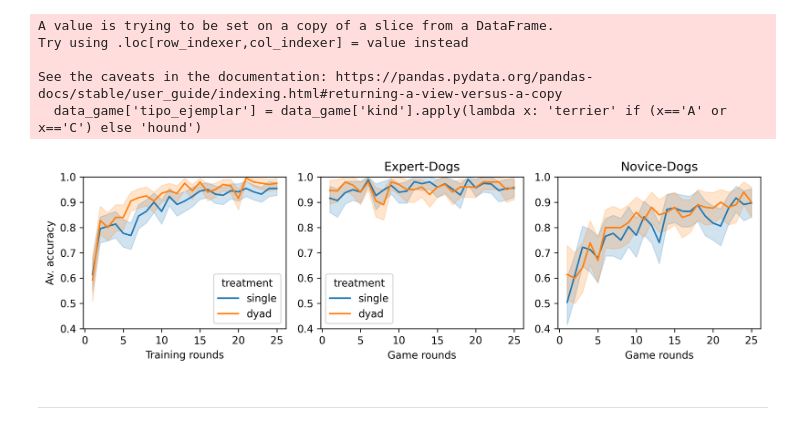
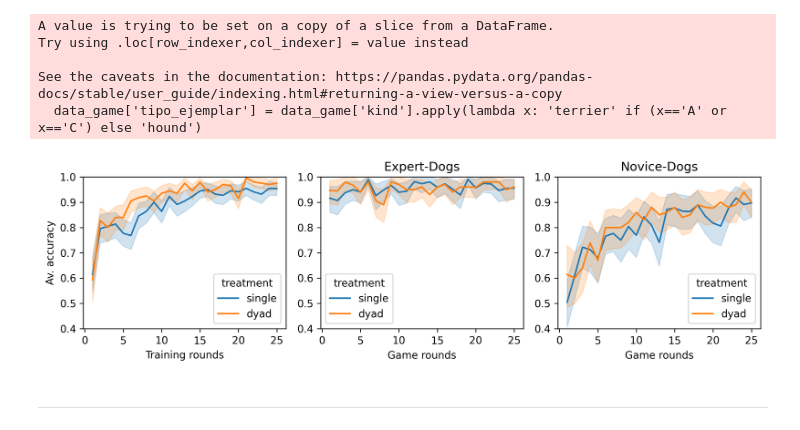
Before and after one commit to EAndrade-Lotero/SPUoDLL, a Jupyter notebook: Results.ipynb, the cells around one changed output. Saved outputs shown, nothing was run; the diff lists cells and outputs as text; code cells hidden in the pictures.

```diff
--- a/Results.ipynb
+++ b/Results.ipynb
@@ -759,25 +865,25 @@ See the caveats in the documentation: https://pandas.pydata.org/pandas-docs/stab
 # %%
 fig, ax = plt.subplots(1, 3, figsize=(10,3), dpi=300)
 sns.lineplot(x='round', y='accuracy', hue='treatment', data=data_training, ci=95, ax=ax[0])
 sns.lineplot(x='round', y='accuracy', hue='treatment', data=dfE, ci=95, ax=ax[1])
 sns.lineplot(x='round', y='accuracy', hue='treatment', data=dfN, ci=95, ax=ax[2])
 ax[0].set_ylim(0.4, 1)
 ax[0].set_xlabel('Training rounds')
 ax[0].set_ylabel('Av. accuracy')
 ax[0].set_ylim(0.4, 1)
 ax[1].set_title("Expert-Dogs")
 ax[1].set_xlabel("Game rounds")
 ax[1].set_ylabel('')
 ax[1].set_ylim(0.4, 1)
 ax[2].set_title("Novice-Dogs")
 ax[2].set_xlabel("Game rounds")
 ax[2].set_ylabel("")
 ax[2].set_ylim(0.4, 1)
-ax[2].get_legend().remove()
+#ax[2].get_legend().remove()
 
 fig.tight_layout()
 # %% [output]
-[figure, old version]
+[figure, new version]
 # %%
 fig.savefig('figura4.pdf', dpi=300)
 # %% [markdown]
```
Also changed, not shown: parts of 36 cells of this notebook.
